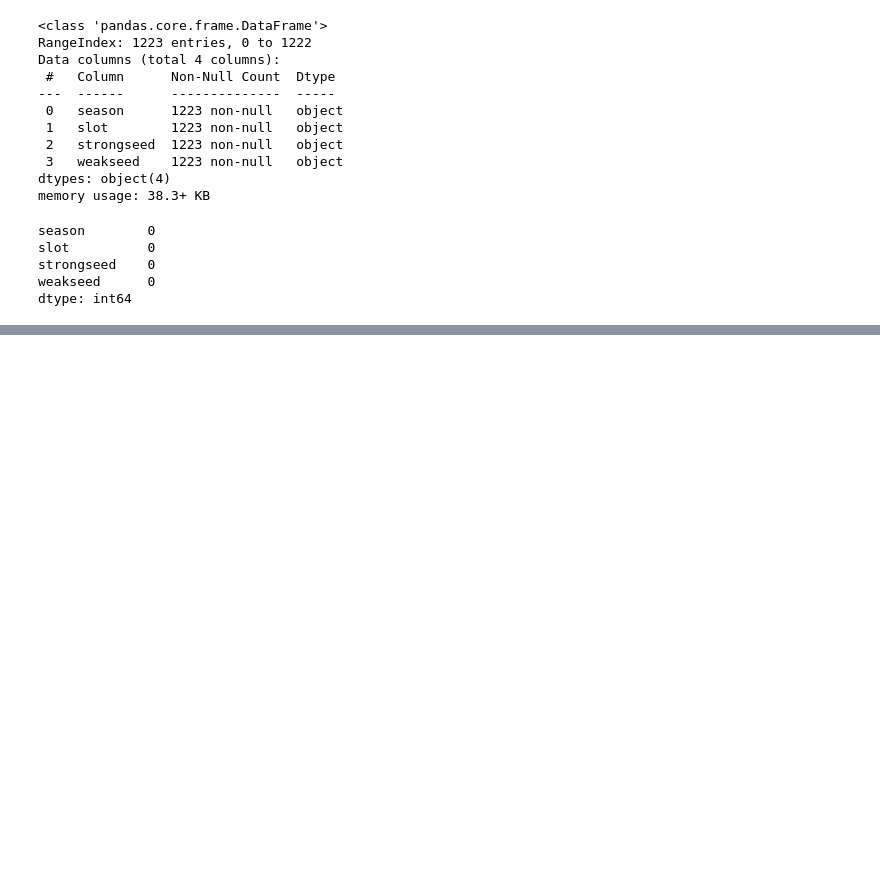
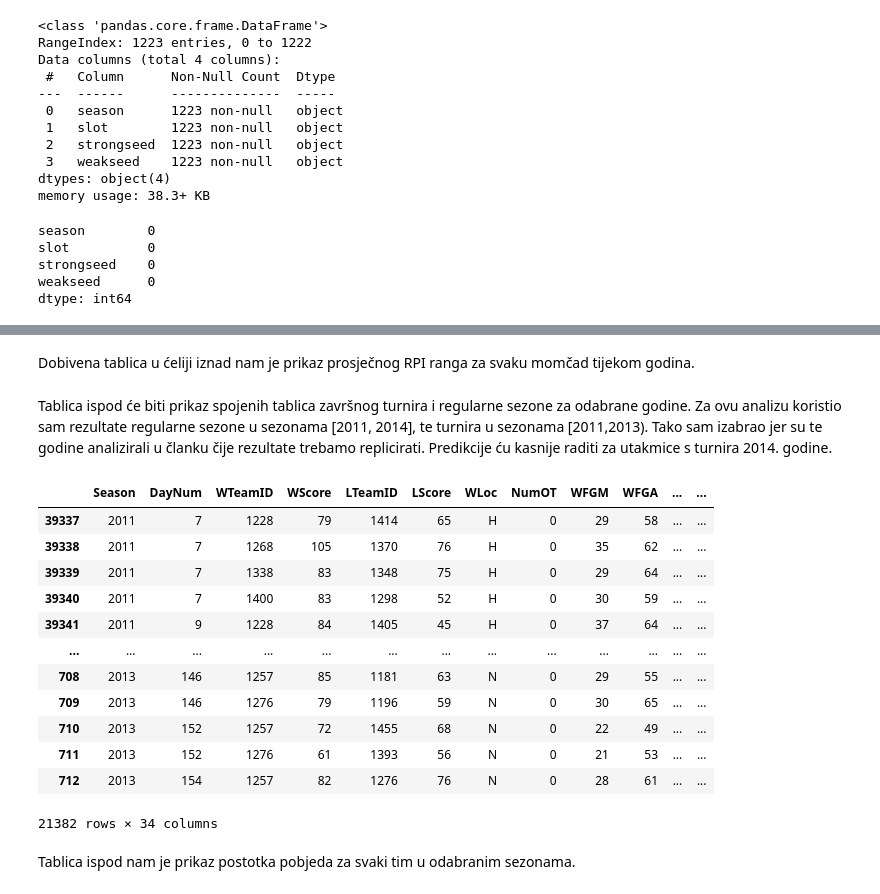
Before and after one commit to RoginicMatija/UZOP-Projekt, a Jupyter notebook: MarchMadness.ipynb, the cells around one changed output, grey strips where cells are left out. Drawn from its saved outputs; the diff is of its cells as text; code cells hidden in the pictures; blank space fills up the shorter version.

```diff
--- a/MarchMadness.ipynb
+++ b/MarchMadness.ipynb
@@ -850,0 +961,29 @@ dtype: int64
+# %% [markdown]
+Dobivena tablica u ćeliji iznad nam je prikaz prosječnog RPI ranga za svaku momčad tijekom godina.
+# %%
+s = ['FGM', 'FGA', 'FGM3', 'FGA3', 'FTM', 'FTA', 'OR', 'DR', 'Ast', 'TO', 'Stl', 'Blk', 'PF']
+#| (reg_season_detailed.Season == 2021) | (reg_season_detailed.Season == 2022)
+tmp = reg_season_detailed[(reg_season_detailed.Season >= 2011) & (reg_season_detailed.Season <= 2014)]
+tmpp = tourney_detailed[(tourney_detailed.Season >= 2011) & (tourney_detailed.Season <= 2013)]
+# %% [markdown]
+Tablica ispod će biti prikaz spojenih tablica završnog turnira i regularne sezone za odabrane godine. Za ovu analizu koristio sam rezultate regularne sezone u sezonama [2011, 2014], te turnira u sezonama [2011,2013).
+Tako sam izabrao jer su te godine analizirali u članku čije rezultate trebamo replicirati. Predikcije ću kasnije raditi za utakmice s turnira 2014. godine.
+# %%
+tmp = pd.concat([tmp,tmpp], axis=0)
+tmp
+# %% [output]
+|  | Season | DayNum | WTeamID | WScore | LTeamID | LScore | WLoc | NumOT | WFGM | WFGA | ... | ... |
+| 39337 | 2011 | 7 | 1228 | 79 | 1414 | 65 | H | 0 | 29 | 58 | ... | ... |
+| 39338 | 2011 | 7 | 1268 | 105 | 1370 | 76 | H | 0 | 35 | 62 | ... | ... |
+| 39339 | 2011 | 7 | 1338 | 83 | 1348 | 75 | H | 0 | 29 | 64 | ... | ... |
+| 39340 | 2011 | 7 | 1400 | 83 | 1298 | 52 | H | 0 | 30 | 59 | ... | ... |
+| 39341 | 2011 | 9 | 1228 | 84 | 1405 | 45 | H | 0 | 37 | 64 | ... | ... |
+| ... | ... | ... | ... | ... | ... | ... | ... | ... | ... | ... | ... | ... |
+| 708 | 2013 | 146 | 1257 | 85 | 1181 | 63 | N | 0 | 29 | 55 | ... | ... |
+| 709 | 2013 | 146 | 1276 | 79 | 1196 | 59 | N | 0 | 30 | 65 | ... | ... |
+| 710 | 2013 | 152 | 1257 | 72 | 1455 | 68 | N | 0 | 22 | 49 | ... | ... |
+| 711 | 2013 | 152 | 1276 | 61 | 1393 | 56 | N | 0 | 21 | 53 | ... | ... |
+| 712 | 2013 | 154 | 1257 | 82 | 1276 | 76 | N | 0 | 28 | 61 | ... | ... |
+21382 rows × 34 columns
+# %% [markdown]
+Tablica ispod nam je prikaz postotka pobjeda za svaki tim u odabranim sezonama.
```
Also changed, not shown: parts of 36 cells of this notebook.
